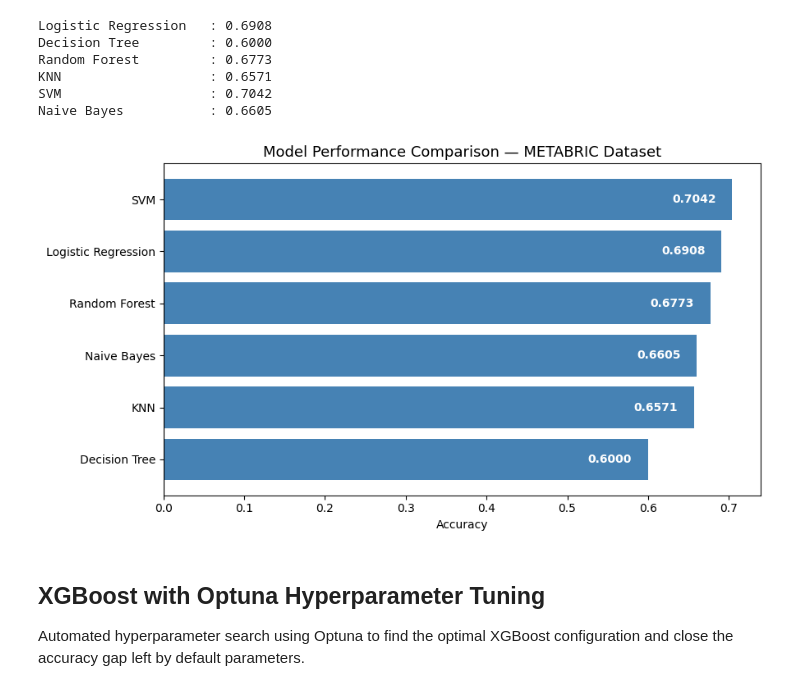
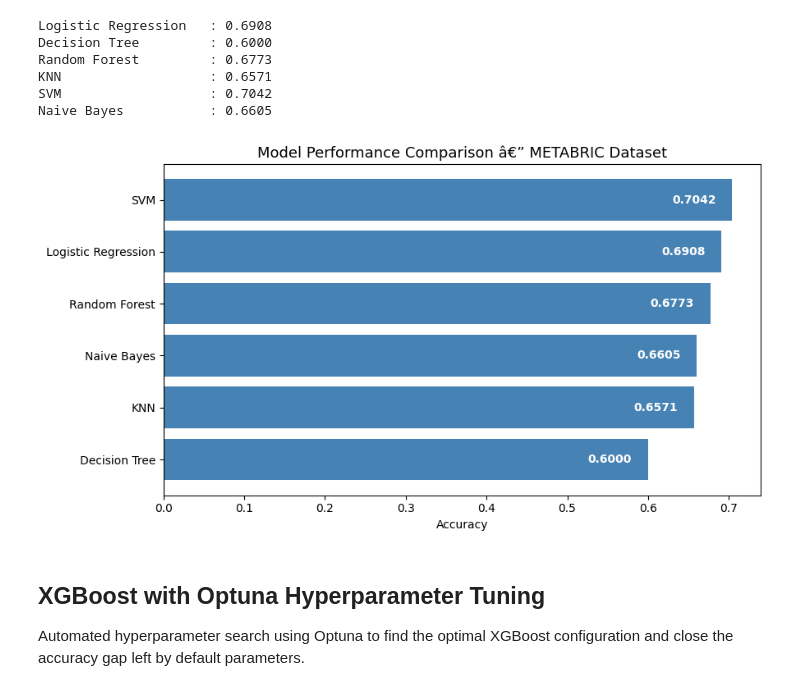
Before and after one commit to syedahmadbokhari/breast-cancer-analysis, a Jupyter notebook: notebooks/Breast-Cancer-Analysis.ipynb, the cells around one changed output. Saved outputs shown, nothing was run; the diff lists cells and outputs as text; code cells hidden in the pictures.

```diff
--- a/notebooks/Breast-Cancer-Analysis.ipynb
+++ b/notebooks/Breast-Cancer-Analysis.ipynb
@@ -447,17 +447,17 @@ Naive Bayes           : 0.6605
 # %%
 results_df = pd.DataFrame(results.items(), columns=['Model', 'Accuracy']).sort_values('Accuracy', ascending=True)
 
 plt.figure(figsize=(9, 5))
 bars = plt.barh(results_df['Model'], results_df['Accuracy'], color='steelblue')
 plt.xlabel('Accuracy')
-plt.title('Model Performance Comparison — METABRIC Dataset', fontsize=13)
+plt.title('Model Performance Comparison â€” METABRIC Dataset', fontsize=13)
 for bar, val in zip(bars, results_df['Accuracy']):
     plt.text(bar.get_width() - 0.02, bar.get_y() + bar.get_height()/2,
              f'{val:.4f}', va='center', ha='right', color='white', fontweight='bold')
 plt.tight_layout()
 plt.show()
 # %% [output]
-[figure, old version]
+[figure, new version]
 # %% [markdown]
 ## XGBoost with Optuna Hyperparameter Tuning
 
```
Also changed, not shown: parts of 24 cells of this notebook, 17 other files.
